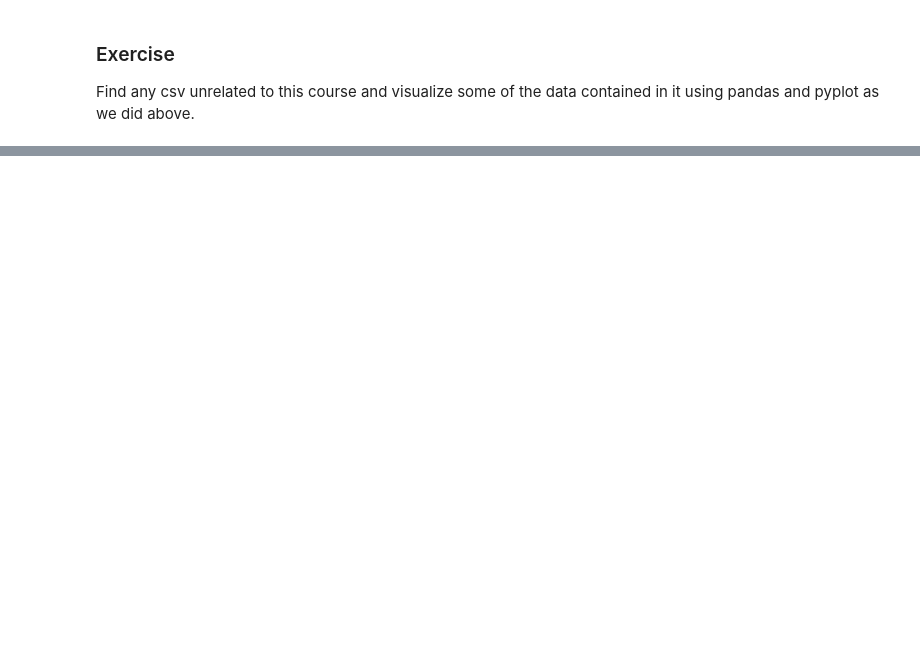
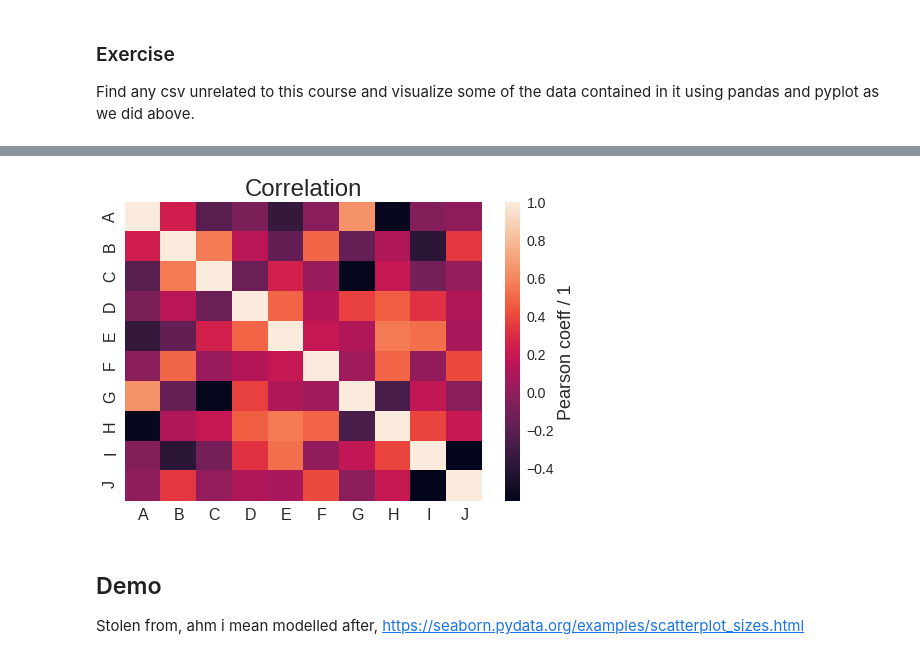
Before and after one commit to jcartus/PythonCourse, a Jupyter notebook: 05_PandasAndAndvancedPlotting.ipynb, the cells around one changed output, grey strips where cells are left out. Cells and saved outputs as stored; diff of their text form; code cells hidden in the pictures; blank space fills up the shorter version.

```diff
--- a/05_PandasAndAndvancedPlotting.ipynb
+++ b/05_PandasAndAndvancedPlotting.ipynb
@@ -147,0 +195,27 @@ Find any csv unrelated to this course and visualize some of the data contained i
+# %%
+# make a dict with random data
+df = {}
+for variable in "ABCDEFGHIJ":
+    df[variable] = np.random.rand(10)
+
+# create df from this dict
+df = pandas.DataFrame(df)
+# %%
+correlation = df.corr()
+# %%
+# create heatmap plot
+ax = sb.heatmap(correlation)
+
+plt.title("Correlation", fontsize=24)
+plt.xticks(fontsize=16);
+plt.yticks(fontsize=16);
+
+# increase colorbar tick label size and add label
+cbar = ax.collections[0].colorbar
+cbar.ax.tick_params(labelsize=14)
+cbar.set_label("Pearson coeff / 1", fontsize=18)
+# %% [output]
+[figure, added]
+# %% [markdown]
+## Demo
+Stolen from, ahm i mean modelled after, https://seaborn.pydata.org/examples/scatterplot_sizes.html
```
Also changed, not shown: parts of 16 cells of this notebook.
